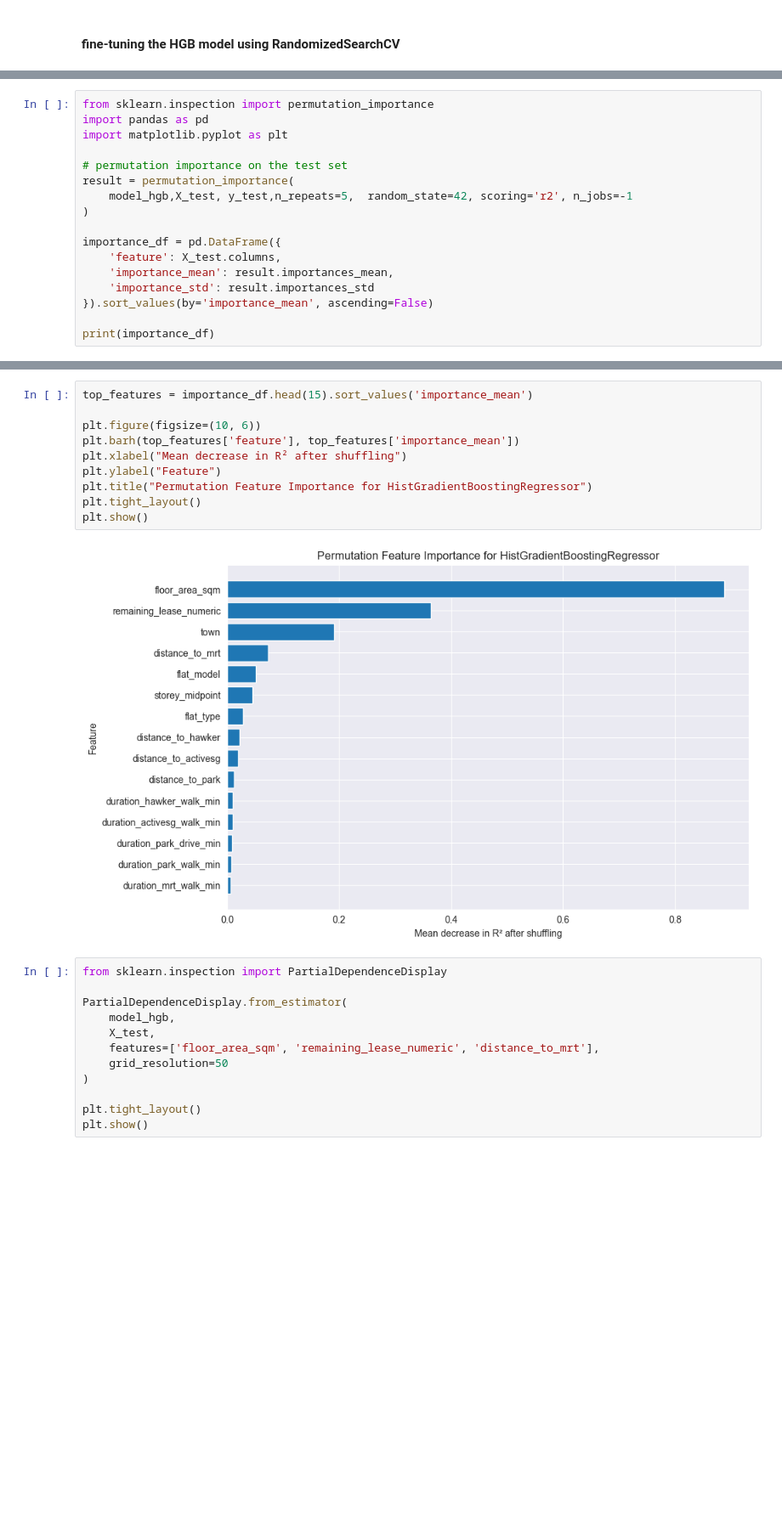
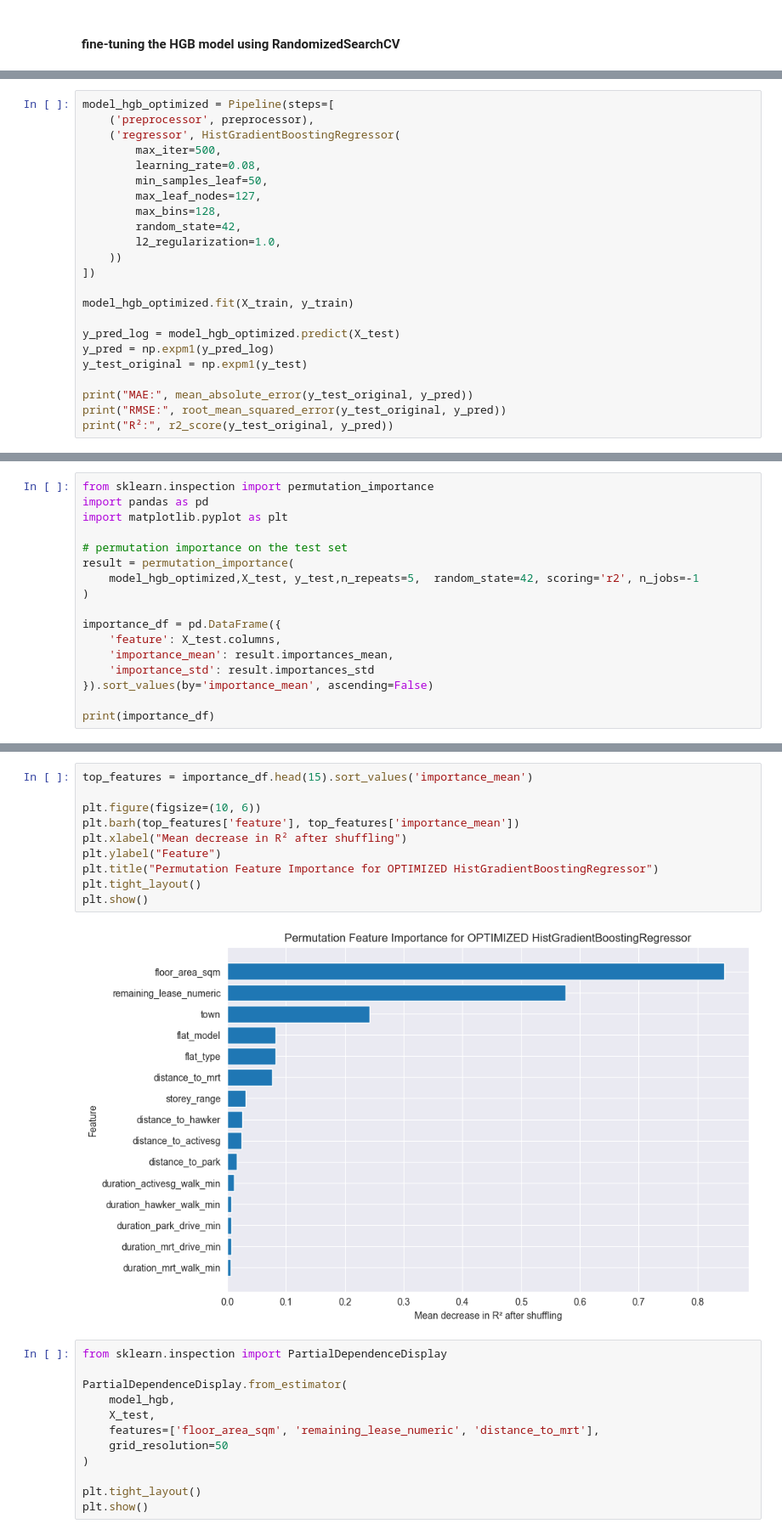
Before and after one commit to yume-24/Introductory-data-science-PBL-1-, a Jupyter notebook: PBL1_clean.ipynb, the cells around one changed output, grey strips where cells are left out. Shown at 85% size. Cells and saved outputs as stored; diff of their text form; blank space fills up the shorter version.

Commit message:
optimized hgb model, checked for overfitting

```diff
--- a/PBL1_clean.ipynb
+++ b/PBL1_clean.ipynb
@@ -629,0 +636,23 @@ Fitting 3 folds for each of 30 candidates, totalling 90 fits
+# %%
+model_hgb_optimized = Pipeline(steps=[
+    ('preprocessor', preprocessor),
+    ('regressor', HistGradientBoostingRegressor(
+        max_iter=500,
+        learning_rate=0.08,
+        min_samples_leaf=50,
+        max_leaf_nodes=127,
+        max_bins=128,
+        random_state=42,
+        l2_regularization=1.0,
+    ))
+])
+
+model_hgb_optimized.fit(X_train, y_train)
+
+y_pred_log = model_hgb_optimized.predict(X_test)
+y_pred = np.expm1(y_pred_log)
+y_test_original = np.expm1(y_test)
+
+print("MAE:", mean_absolute_error(y_test_original, y_pred))
+print("RMSE:", root_mean_squared_error(y_test_original, y_pred))
+print("R²:", r2_score(y_test_original, y_pred))
@@ -634,7 +719,7 @@ import matplotlib.pyplot as plt
 
 # permutation importance on the test set
 result = permutation_importance(
-    model_hgb,X_test, y_test,n_repeats=5,  random_state=42, scoring='r2', n_jobs=-1
+    model_hgb_optimized,X_test, y_test,n_repeats=5,  random_state=42, scoring='r2', n_jobs=-1
 )
 
 importance_df = pd.DataFrame({
@@ -665,15 +750,15 @@ print(importance_df)
 # %%
 top_features = importance_df.head(15).sort_values('importance_mean')
 
 plt.figure(figsize=(10, 6))
 plt.barh(top_features['feature'], top_features['importance_mean'])
 plt.xlabel("Mean decrease in R² after shuffling")
 plt.ylabel("Feature")
-plt.title("Permutation Feature Importance for HistGradientBoostingRegressor")
+plt.title("Permutation Feature Importance for OPTIMIZED HistGradientBoostingRegressor")
 plt.tight_layout()
 plt.show()
 # %% [output]
-[figure, old version]
+[figure, new version]
 # %%
 from sklearn.inspection import PartialDependenceDisplay
 
```
Also changed, not shown: parts of 6 cells of this notebook.
